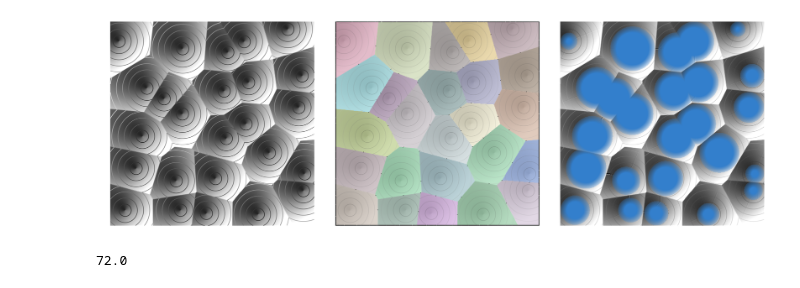
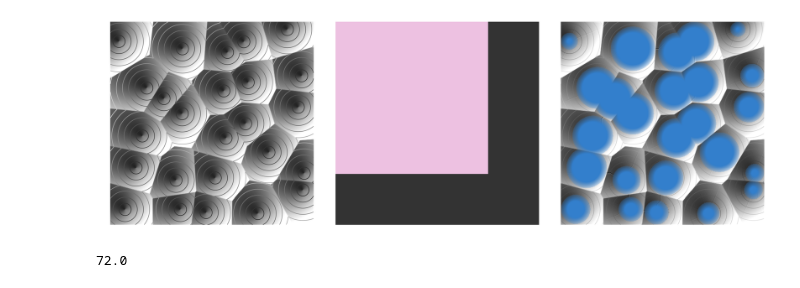
Before and after one commit to fastscape-lem/fastscapelib, a Jupyter notebook: examples/voronoi.ipynb, the cells around one changed output. Drawn from its saved outputs; the diff is of its cells as text; code cells hidden in the pictures.

```diff
--- a/examples/voronoi.ipynb
+++ b/examples/voronoi.ipynb
@@ -108,37 +108,37 @@ rmap = rand_cmap(np.max(basins)+1)
 
 basins_l = basins + links*(np.max(basins)+1)
 
-axes[1].imshow(illum(elevation), cmap =  plt.cm.gray, vmin = 0.0, vmax = 1.0)
-axes[1].contour(elevation, cmap = ccmap, alpha=.15)
-axes[1].imshow(basins_l, cmap = rmap, vmin =  0, vmax = np.max(basins)+1, alpha = .8)
+#axes[1].imshow(illum(elevation), cmap =  plt.cm.gray, vmin = 0.0, vmax = 1.0)
+#axes[1].contour(elevation, cmap = ccmap, alpha=.15)
+axes[1].imshow(basins_l[-5:-1, -5:-1], cmap = rmap, vmin =  0, vmax = np.max(basins)+1, alpha = .8)
 
 
 axes[2].imshow(illum(eroded), cmap =  plt.cm.gray, vmin = 0.0, vmax = 1.0)
 
 meroded = eroded.copy()
 meroded[eroded != water] = np.nan
 axes[2].contour(meroded, cmap = ccmap, alpha = .3)
 
 lcmap = (lambda r, g, b : colors.LinearSegmentedColormap('alpha_cm', {
         'red' : ((0,r,r), (1,r,r)),
         'green' : ((0,g,g), (1,g,g)),
         'blue' : ((0,b,b), (1,b,b)),
         'alpha' : ((0,0,0), (1,1,1))
     })) (0.2, .5, .8)
 
 lake = water-eroded
 lake[lake != 0] += 5
 axes[2].imshow(lake, cmap =  lcmap, vmin = 0.0, vmax = 20.0)
 
 axes[0].axis('off')
 axes[1].axis('off')
 axes[2].axis('off')
 
 
 fig.tight_layout()
 plt.savefig("voronoi.png")
 # %% [output]
-[figure, old version]
+[figure, new version]
 # %%
 plt.rcParams['figure.dpi']
 # %% [output]
```
